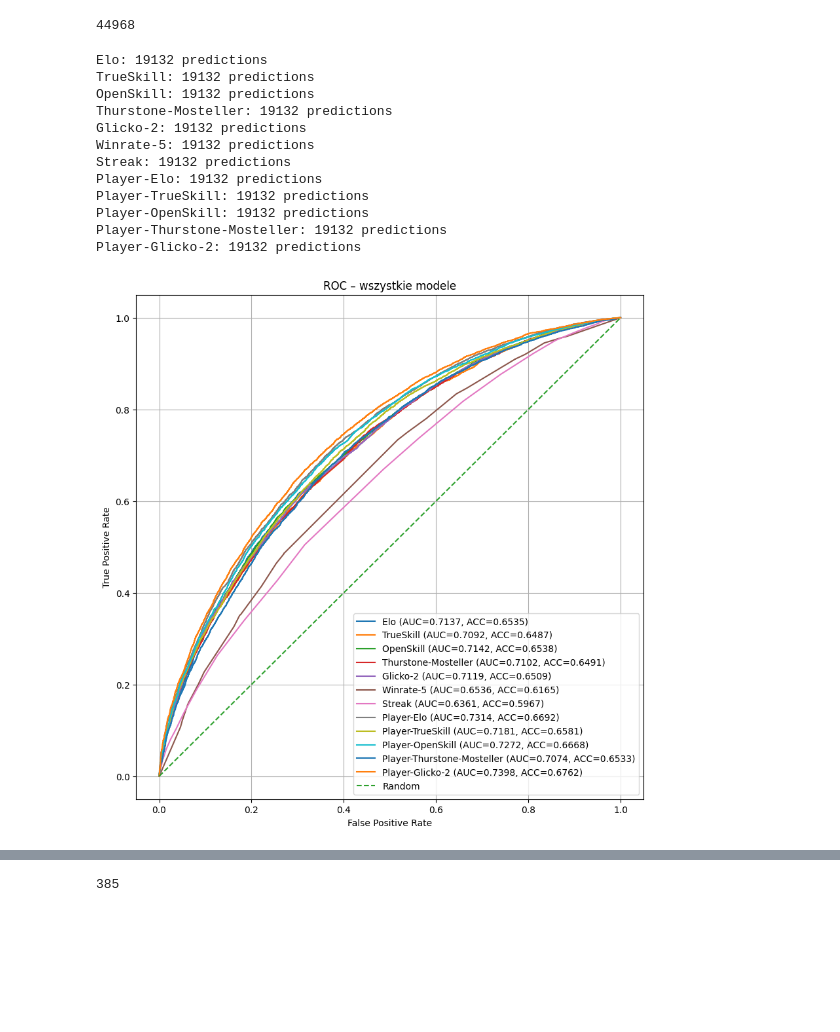
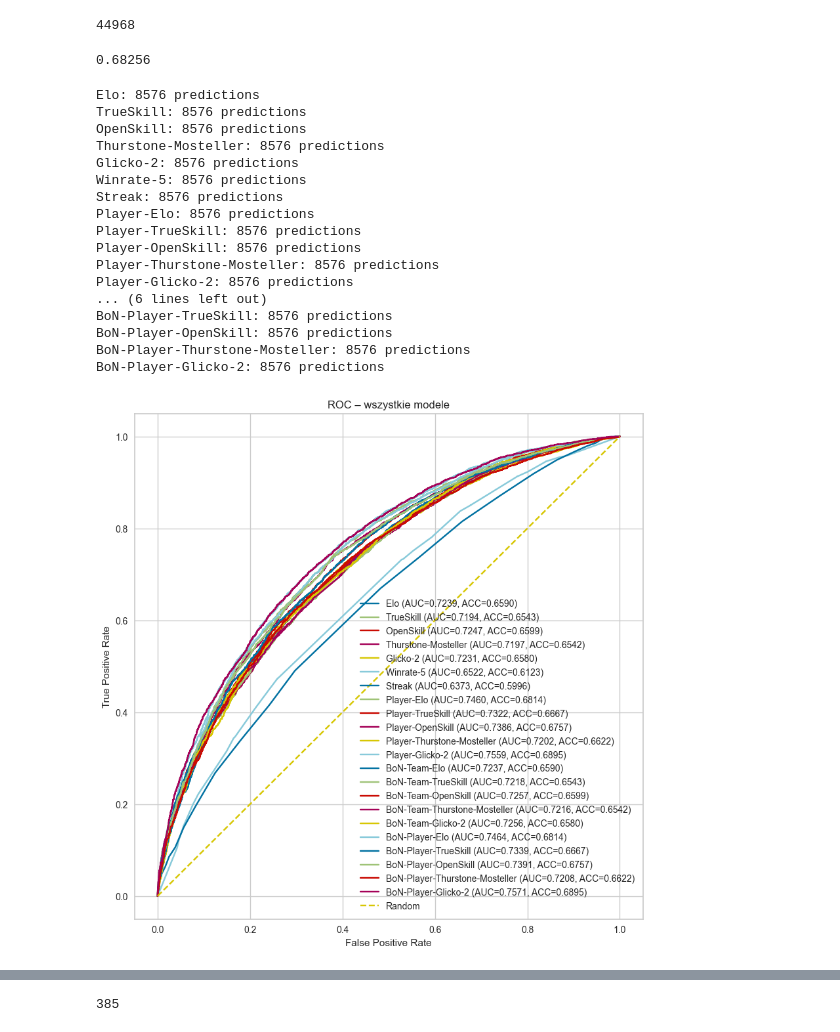
Before and after one commit to PJWSTK-Data-Science-Dojo/embedded-rift, a Jupyter notebook: src/reports/esport.ipynb, the cells around one changed output, grey strips where cells are left out. Drawn from its saved outputs; the diff is of its cells as text; code cells hidden in the pictures; blank space fills up the shorter version.

```diff
--- a/src/reports/esport.ipynb
+++ b/src/reports/esport.ipynb
@@ -781,2 +737,27 @@ for g in tqdm(filtered_games, desc="Processing games"):
 # %% [output]
 44968
+# %%
+import math
+
+def prob_win_series(p: float, N: int) -> float:
+    """
+    p  : P(team1 wins a single game)
+    N  : Best of N (must be odd, e.g. 1, 3, 5, 7)
+    returns: P(team1 wins the series)
+    """
+    if not (0.0 <= p <= 1.0):
+        raise ValueError("p must be in [0, 1]")
+    if N % 2 == 0 or N <= 0:
+        raise ValueError("N must be a positive odd integer (Best of N)")
+
+    wins_needed = N // 2 + 1
+    prob = 0.0
+
+    for k in range(wins_needed, N + 1):
+        prob += math.comb(N, k) * (p ** k) * ((1 - p) ** (N - k))
+
+    return prob
+
+print(prob_win_series(0.6, 5))  # przykładowe użycie
+# %% [output]
+0.68256
@@ -795,14 +855,24 @@ preds = {
     "TrueSkill": y_pred["team_ts"],
     "OpenSkill": y_pred["team_os"],
     "Thurstone-Mosteller": y_pred["team_tm"],
-    "Glicko-2": y_pred["team_glicko"],
+    "Glicko-2": y_pred["team_gl"],
     "Winrate-5": y_pred["team_wr5"],
     "Streak": y_pred["team_streak"],
     "Player-Elo": y_pred["player_elo"],
     "Player-TrueSkill": y_pred["player_ts"],
     "Player-OpenSkill": y_pred["player_os"],
     "Player-Thurstone-Mosteller": y_pred["player_tm"],
-    "Player-Glicko-2": y_pred["player_glicko"],
+    "Player-Glicko-2": y_pred["player_gl"],
+    "BoN-Team-Elo": y_pred["bon_team_elo"],
+    "BoN-Team-TrueSkill": y_pred["bon_team_ts"],
+    "BoN-Team-OpenSkill": y_pred["bon_team_os"],
+    "BoN-Team-Thurstone-Mosteller": y_pred["bon_team_tm"],
+    "BoN-Team-Glicko-2": y_pred["bon_team_gl"],
+    "BoN-Player-Elo": y_pred["bon_player_elo"],
+    "BoN-Player-TrueSkill": y_pred["bon_player_ts"],
+    "BoN-Player-OpenSkill": y_pred["bon_player_os"],
+    "BoN-Player-Thurstone-Mosteller": y_pred["bon_player_tm"],
+    "BoN-Player-Glicko-2": y_pred["bon_player_gl"],
 }
 
 for name, scores in preds.items():
@@ -811,43 +881,49 @@ for name, scores in preds.items():
 plt.figure(figsize=(10, 10))
 
 for name, scores in preds.items():
     fpr, tpr, _ = roc_curve(y_true, scores)
     auc = roc_auc_score(y_true, scores)
     acc = accuracy_score(y_true, [1 if p >= 0.5 else 0 for p in scores])
 
     results[name] = {
         "fpr": fpr,
         "tpr": tpr,
         "auc": auc,
         "acc": acc,
     }
 
     plt.plot(fpr, tpr, label=f"{name} (AUC={auc:.4f}, ACC={acc:.4f})")
 
 # linia losowa
 plt.plot([0, 1], [0, 1], linestyle="--", label="Random")
 
 plt.xlabel("False Positive Rate")
 plt.ylabel("True Positive Rate")
 plt.title("ROC – wszystkie modele")
 plt.legend()
 plt.grid(True)
 plt.show()
 
 # wypisanie metryk liczbowych
+results = dict(sorted(results.items(), key=lambda item: item[1]['auc'], reverse=True))
 for name, r in results.items():
     print(f"{name}: AUC={r['auc']:.4f}, ACC={r['acc']:.4f}")
 # %% [output]
-Elo: 19132 predictions
-TrueSkill: 19132 predictions
-OpenSkill: 19132 predictions
-Thurstone-Mosteller: 19132 predictions
-Glicko-2: 19132 predictions
-Winrate-5: 19132 predictions
-Streak: 19132 predictions
-Player-Elo: 19132 predictions
-Player-TrueSkill: 19132 predictions
-Player-OpenSkill: 19132 predictions
-Player-Thurstone-Mosteller: 19132 predictions
-Player-Glicko-2: 19132 predictions
+Elo: 8576 predictions
+TrueSkill: 8576 predictions
+OpenSkill: 8576 predictions
+Thurstone-Mosteller: 8576 predictions
+Glicko-2: 8576 predictions
+Winrate-5: 8576 predictions
+Streak: 8576 predictions
+Player-Elo: 8576 predictions
+Player-TrueSkill: 8576 predictions
+Player-OpenSkill: 8576 predictions
+Player-Thurstone-Mosteller: 8576 predictions
+Player-Glicko-2: 8576 predictions
+... (6 lines left out)
+BoN-Player-TrueSkill: 8576 predictions
+BoN-Player-OpenSkill: 8576 predictions
+BoN-Player-Thurstone-Mosteller: 8576 predictions
+BoN-Player-Glicko-2: 8576 predictions
-[figure, old version]
+[figure, new version]
```
Also changed, not shown: parts of 15 cells of this notebook, 7 other files.
